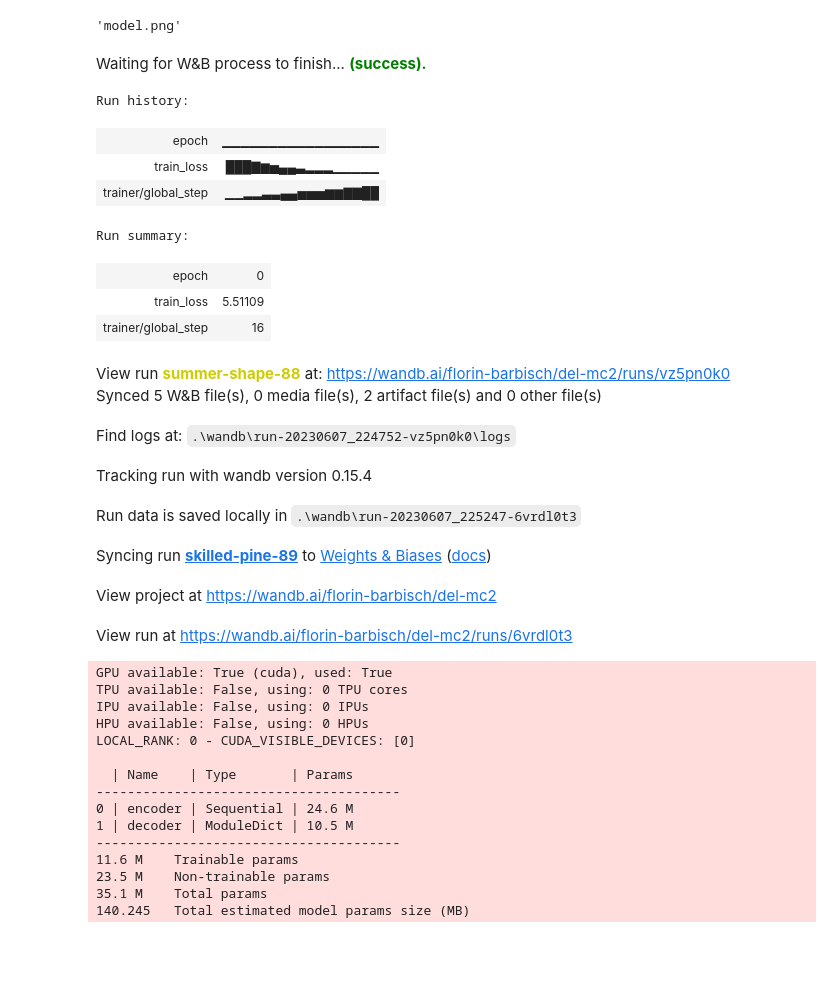
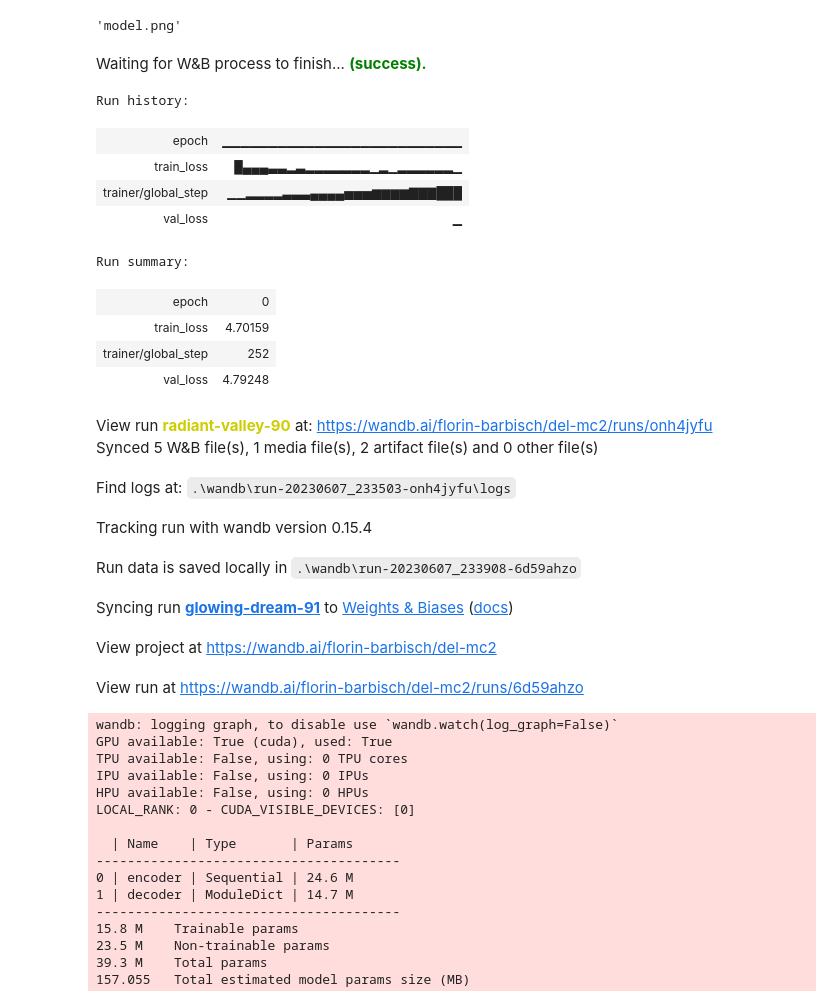
Before and after one commit to florinbarbisch/del, a Jupyter notebook: mc2.ipynb, the cells around one changed output. Cells and saved outputs as stored; diff of their text form; code cells hidden in the pictures; blank space fills up the shorter version.

```diff
--- a/mc2.ipynb
+++ b/mc2.ipynb
@@ -39,7 +39,7 @@ config = dict(
     image_dir = 'flickr8k/images',
     caption_file = 'flickr8k/captions.txt',
     embedding_dim = 512,
-    lstm_layers = 1,
+    lstm_layers = 5,
     max_caption_length = 40,
     debug = False,
 )
@@ -270,18 +270,26 @@ class ImageCaptioning(pl.LightningModule):
         self.learning_rate = learning_rate
 
         # Initialize weights
-        self.init_weights()
+        #self.init_weights()
 
         self.save_hyperparameters()
 
 
     def init_weights(self):
-        # Initialize the linear layer with the uniform distribution
-        nn.init.uniform_(self.encoder[2].weight, -0.1, 0.1)
+        # most deep CNNs are initialized with a normal distribution: https://datascience.stackexchange.com/a/13362
+        nn.init.xavier_normal_(self.encoder[2].weight)
         nn.init.zeros_(self.encoder[2].bias)
 
         # Initialize the embedding layer with the uniform distribution
         nn.init.uniform_(self.decoder['embedding_layer'].weight, -0.1, 0.1)
+
+        for name, param in self.lstm.named_parameters():
+            if 'bias' in name:
+                    nn.init.constant_(param, 0.0)
+            elif 'weight_ih' in name:
+                nn.init.xavier_normal_(param)
+            elif 'weight_hh' in name:
+                nn.init.orthogonal_(param)
 
         nn.init.uniform_(self.decoder['inv_embedding'][0].weight, -0.1, 0.1)
         nn.init.zeros_(self.decoder['inv_embedding'][0].bias)
@@ -521,44 +529,55 @@ flickr8k_data_module = Flickr8kDataModule(config, transform=models.ResNet50_Weig
 # %%
 flickr8k_data_module.setup()
 # %%
+%%prun -D NIC.prof
+
 # Use the DataModule with a PyTorch Lightning Trainer
 wandb.finish()
 wandb_logger = WandbLogger(project="del-mc2", entity="florin-barbisch", config=config)
 
+model = ImageCaptioning(
+    config["embedding_dim"],
+    config["lstm_layers"],
+    len(flickr8k_data_module.vocab),
+    flickr8k_data_module.vocab.pad_idx,
+    config["learning_rate"]
+)
+
+wandb_logger.watch(model, log="all")
+
+checkpoint_callback = pl.callbacks.ModelCheckpoint(monitor='val_loss')
+early_stopping_callback = pl.callbacks.EarlyStopping(monitor='val_loss', patience=5)
+
 trainer = pl.Trainer(
     accelerator=config["accelerator"],
-    max_epochs=config["epochs"],
+    max_epochs=1,#config["epochs"],
+    callbacks=[checkpoint_callback, early_stopping_callback],
     logger=wandb_logger,
-    log_every_n_steps=1
-)
-
-model = ImageCaptioning(
-    512,#config["embedding_dim"],
-    3,#config["lstm_layers"],
-    len(flickr8k_data_module.vocab),
-    flickr8k_data_module.vocab.pad_idx,
-    0.001#config["learning_rate"]
+    log_every_n_steps=10
 )
 
 trainer.fit(model, flickr8k_data_module)
 # %% [output]
 Waiting for W&B process to finish... (success).
 Run history:
-| epoch | ▁▁▁▁▁▁▁▁▁▁▁▁▁▁▁▁▁ |
-| train_loss | ███▇▆▅▄▄▃▂▂▂▁▁▁▁▁ |
-| trainer/global_step | ▁▁▂▂▃▃▄▄▅▅▅▆▆▇▇██ |
+| epoch | ▁▁▁▁▁▁▁▁▁▁▁▁▁▁▁▁▁▁▁▁▁▁▁▁▁▁ |
+| train_loss | █▄▄▄▃▃▂▃▂▂▂▂▂▂▂▁▂▁▂▂▂▂▂▂▁ |
+| trainer/global_step | ▁▁▂▂▂▂▃▃▃▄▄▄▄▅▅▅▆▆▆▆▇▇▇███ |
+| val_loss | ▁ |
 Run summary:
 | epoch | 0 |
-| train_loss | 5.51109 |
-| trainer/global_step | 16 |
+| train_loss | 4.70159 |
+| trainer/global_step | 252 |
+| val_loss | 4.79248 |
-View run summer-shape-88 at: https://wandb.ai/florin-barbisch/del-mc2/runs/vz5pn0k0
-Synced 5 W&B file(s), 0 media file(s), 2 artifact file(s) and 0 other file(s)
+View run radiant-valley-90 at: https://wandb.ai/florin-barbisch/del-mc2/runs/onh4jyfu
+Synced 5 W&B file(s), 1 media file(s), 2 artifact file(s) and 0 other file(s)
-Find logs at: .\wandb\run-20230607_224752-vz5pn0k0\logs
+Find logs at: .\wandb\run-20230607_233503-onh4jyfu\logs
 Tracking run with wandb version 0.15.4
-Run data is saved locally in .\wandb\run-20230607_225247-6vrdl0t3
+Run data is saved locally in .\wandb\run-20230607_233908-6d59ahzo
-Syncing run skilled-pine-89 to Weights & Biases (docs)
+Syncing run glowing-dream-91 to Weights & Biases (docs)
 View project at https://wandb.ai/florin-barbisch/del-mc2
-View run at https://wandb.ai/florin-barbisch/del-mc2/runs/6vrdl0t3
+View run at https://wandb.ai/florin-barbisch/del-mc2/runs/6d59ahzo
+wandb: logging graph, to disable use `wandb.watch(log_graph=False)`
 GPU available: True (cuda), used: True
 TPU available: False, using: 0 TPU cores
 IPU available: False, using: 0 IPUs
@@ -568,9 +587,9 @@ LOCAL_RANK: 0 - CUDA_VISIBLE_DEVICES: [0]
   | Name    | Type       | Params
 ---------------------------------------
 0 | encoder | Sequential | 24.6 M
-1 | decoder | ModuleDict | 10.5 M
+1 | decoder | ModuleDict | 14.7 M
 ---------------------------------------
-11.6 M    Trainable params
+15.8 M    Trainable params
 23.5 M    Non-trainable params
-35.1 M    Total params
-140.245   Total estimated model params size (MB)
+39.3 M    Total params
+157.055   Total estimated model params size (MB)
```
Also changed, not shown: parts of 3 cells of this notebook.
